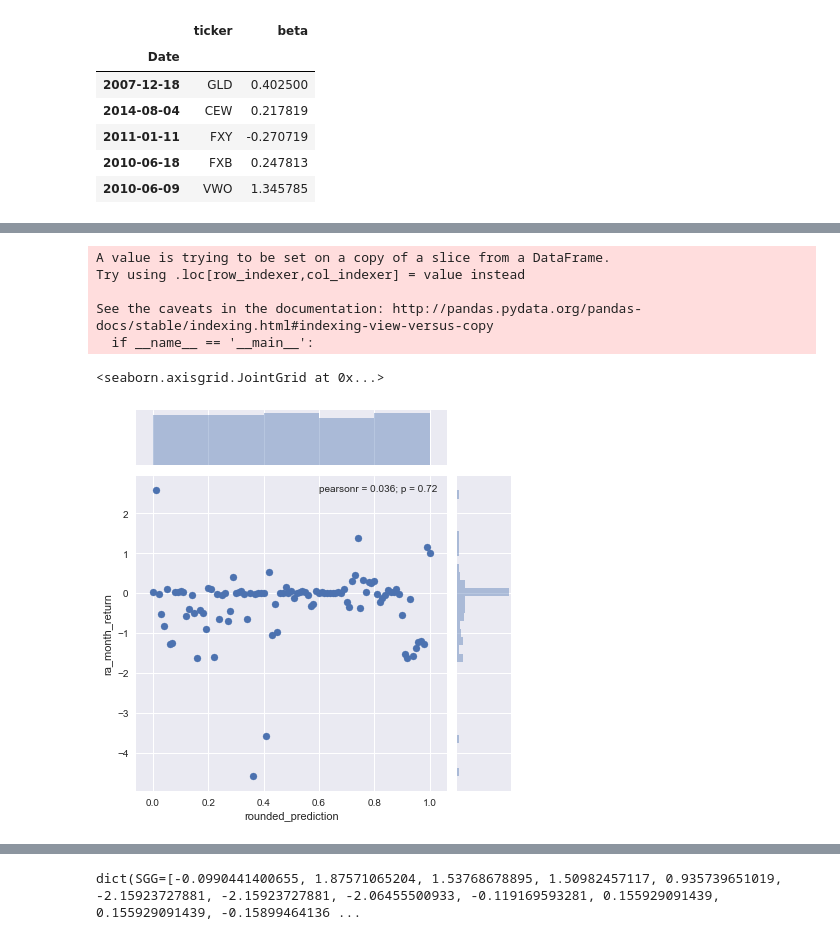
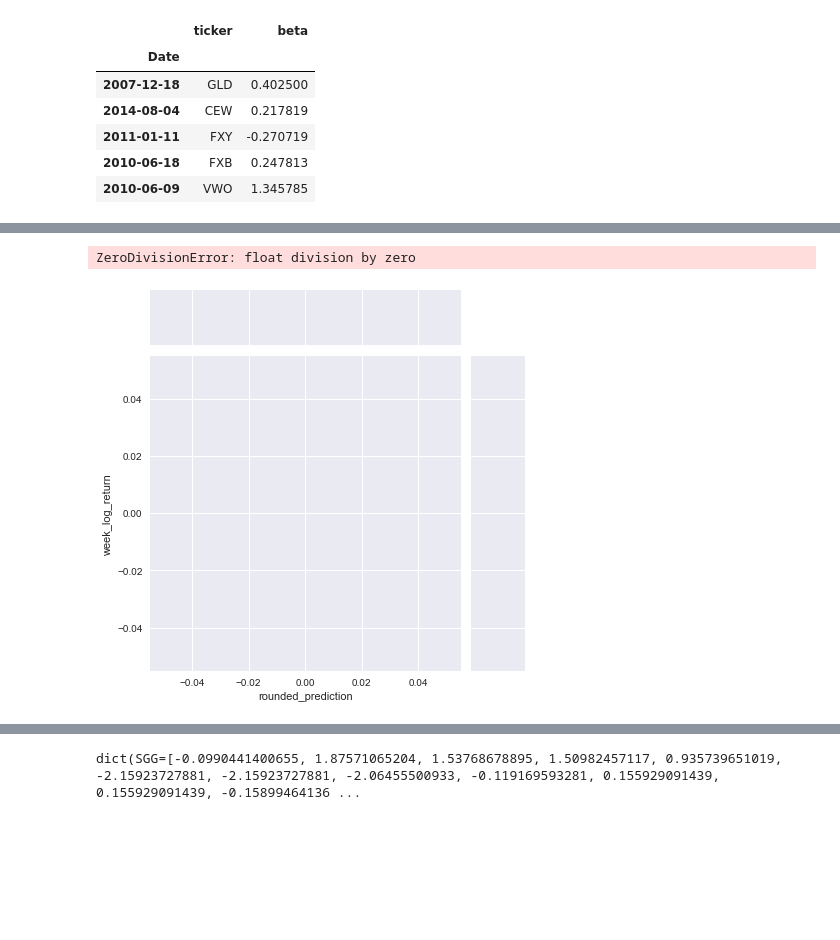
Before and after one commit to bglick13/Bayesian-Stock-Models, a Jupyter notebook: Value and Momentum - No Vol Adjustment.ipynb, the cells around one changed output, grey strips where cells are left out. Drawn from its saved outputs; the diff is of its cells as text; code cells hidden in the pictures; blank space fills up the shorter version.

```diff
--- a/Value and Momentum - No Vol Adjustment.ipynb
+++ b/Value and Momentum - No Vol Adjustment.ipynb
@@ -349,0 +149,3 @@ with pm.Model() as model:
+# %%
+with model:
+    mom_trace = pm.sample(draws=50, init='advi', n_init=50000, step=pm.NUTS())
@@ -364,10 +171,16 @@ test.head()[['ticker', 'beta']]
 # %%
 def calc_prediction_helper(row, *args):
     if args[0] == 'momentum':
-        a = ((row.momentum * mom_trace['a_security'][:, row.security_enc] +
-             mom_trace['b_security'][:, row.security_enc]) / row.beta_abs)
+        a = invlogit((
+                row.momentum * mom_trace['a_security'][:, row.security_enc] +
+                row.scaled_volume * mom_trace['a_volume'] +
+                row.vol * mom_trace['a_vol'] *
+                mom_trace['b_security'][:, row.security_enc]))
     elif args[0] == 'value':
         a = ((row.value * val_trace['a_security'][:, row.security_enc]) +
              (row.beta_abs * val_trace['a_beta']) +
              val_trace['b_security'][:, row.security_enc])
-    return np.mean(a > 0)
+    return np.mean(a)
+# %%
+X_test = X_test.reset_index()
+y_test = y_test.reset_index()
@@ -374,2 +191,3 @@ def calc_prediction_helper(row, *args):
 # %%
-test['prediction'] = test.apply(calc_prediction_helper, axis=1, args=('momentum', ))
+y_test['prediction'] = 0
+y_test['prediction'] = X_test.apply(calc_prediction_helper, axis=1, args=('momentum', ))
@@ -382,13 +215,8 @@ See the caveats in the documentation: http://pandas.pydata.org/pandas-docs/stabl
 # %%
-test['rounded_prediction'] = test['prediction'].round(2)
-sns.jointplot(test.groupby('rounded_prediction').mean()['ra_month_return'].index,
-              test.groupby('rounded_prediction').mean()['ra_month_return'])
+y_test['rounded_prediction'] = y_test['prediction'].round(2)
+sns.jointplot(y_test.groupby('rounded_prediction').mean()['week_log_return'].index,
+              y_test.groupby('rounded_prediction').mean()['week_log_return'])
 # %% [output]
-A value is trying to be set on a copy of a slice from a DataFrame.
-Try using .loc[row_indexer,col_indexer] = value instead
-
-See the caveats in the documentation: http://pandas.pydata.org/pandas-docs/stable/indexing.html#indexing-view-versus-copy
-  if __name__ == '__main__':
+ZeroDivisionError: float division by zero
-<seaborn.axisgrid.JointGrid at 0x...>
-[figure, old version]
+[figure, new version]
 # %%
```
Also changed, not shown: parts of 34 cells of this notebook, 2 other files.
